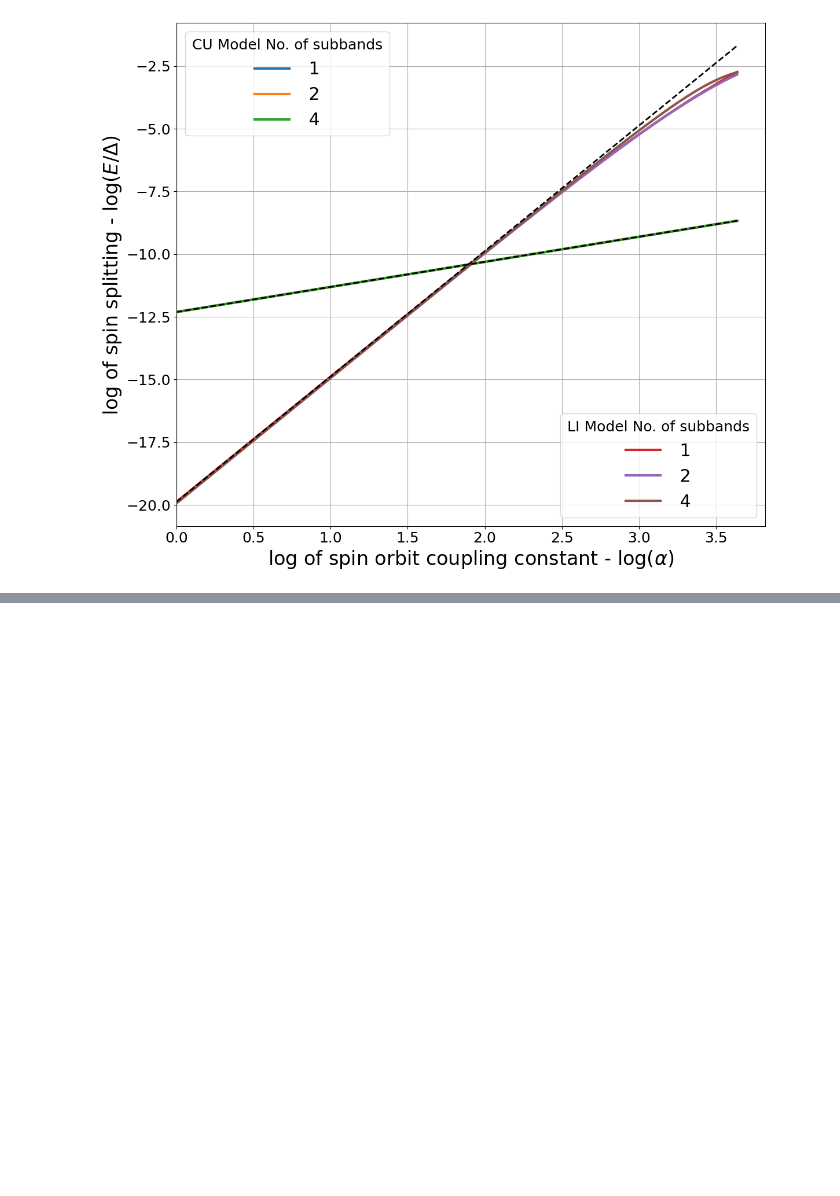
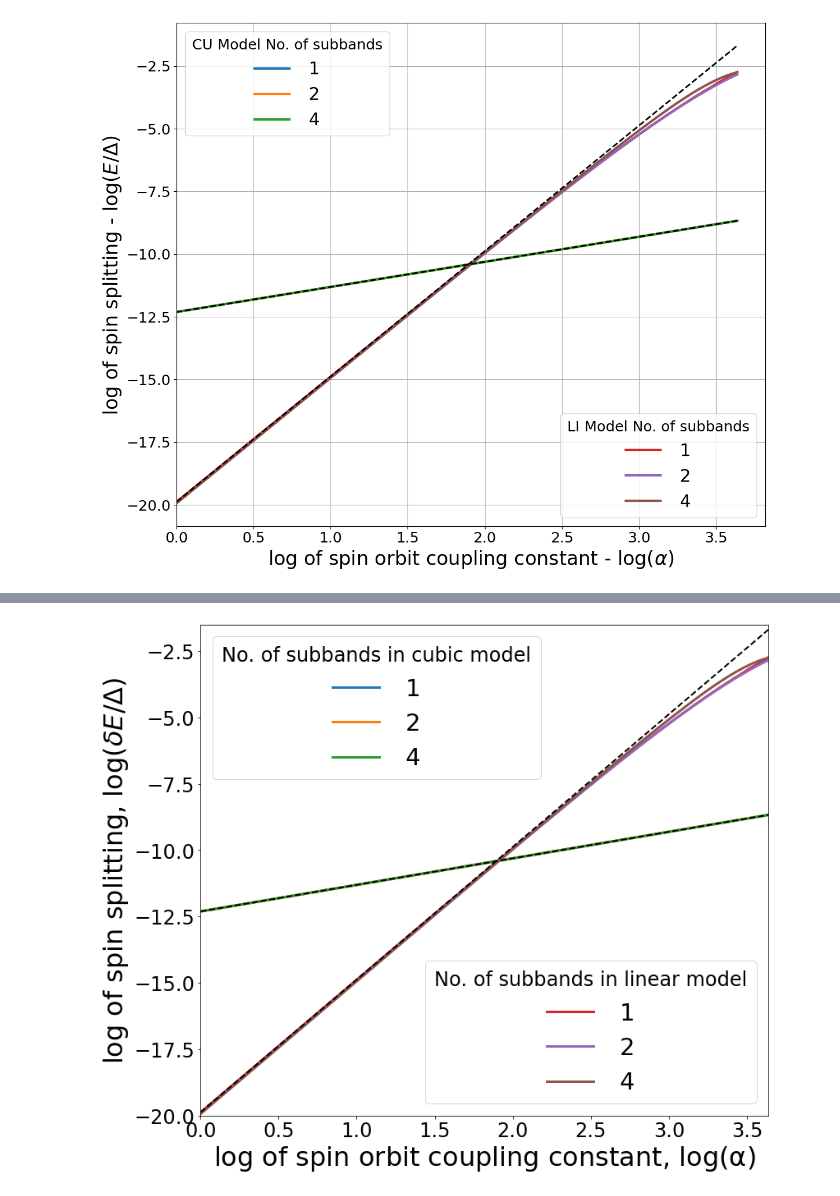
Before and after one commit to deeproots08/Spin_Splitting_Ge_ABS, a Jupyter notebook: Figure_Codes/Variation_ss_soc_linear_cubic_together.ipynb, the cells around one changed output, grey strips where cells are left out. Cells and saved outputs as stored; diff of their text form; code cells hidden in the pictures; blank space fills up the shorter version.

Commit message:
changed plots

```diff
--- a/Figure_Codes/Variation_ss_soc_linear_cubic_together.ipynb
+++ b/Figure_Codes/Variation_ss_soc_linear_cubic_together.ipynb
@@ -285,0 +298,79 @@ plt.show()
+# %%
+Ep_Split_cu_minimal_model = np.load('cubic_spin_Splitting_multisub.npy')
+Ep_Split_li_minimal_model = np.load('linear_spin_Splitting_multisub.npy')
+
+MY = np.array([1,2,4])              # no of subbands
+
+
+ALPHAT = np.linspace(1, 38, 51)
+
+
+NSM = 300          # in nm
+#MY = np.array([1,2,4])              # no of subbands
+AX = 1             # lattice spacing in nm
+DELTA = 0.165      # in meV
+MEFF_SC = 0.023     # proximitized Ge
+MEFF_SM = 0.023     # Ge
+
+MEFF = 0.023
+
+LY = 100           # Width in nm
+OMEGA = 2*4*hbm/LY**2/MEFF_SC
+
+NSC = 2000
+N = 2*NSC + NSM
+PHI = 0.5*np.pi
+#EPSI = 0
+
+print('first subband energy =' , OMEGA/2 , '\n', 'second subband energy =' , 3*OMEGA/2)
+
+MU_SC =  0.8 + OMEGA/2   #in between two subbands
+MU_SM =  0.8 + OMEGA/2   #in between two subbands
+
+MU_const = 0.8 + OMEGA/2
+
+# Assuming ALPHA, MY, DELTA, Ep_cu_minimal_model, and Ep_Split_li_minimal_model are defined
+
+plt.rc('font', size=24)
+f = plt.figure(figsize=(12, 10))
+
+# Assuming Ep_Split_cu_minimal_model calculation here
+# Ep_Split_cu_minimal_model = Ep_cu_minimal_model[:,K//2+1,:] - Ep_cu_minimal_model[:,K//2,:]
+
+plt.subplot(1,1,1)
+
+# First group of plots for Ep_Split_cu_minimal_model
+cu_handles = []  # To store handles for cu legends
+for j in range(MY.shape[0]):
+    h, = plt.plot(np.log(ALPHAT), np.log(Ep_Split_cu_minimal_model[:,j]/DELTA), lw=3, label=f' {MY[j]}')
+    cu_handles.append(h)
+
+# Second group of plots for Ep_Split_li_minimal_model
+li_handles = []  # To store handles for li legends
+for j in range(MY.shape[0]):
+    h, = plt.plot(np.log(ALPHAT), np.log(Ep_Split_li_minimal_model[:,j]/DELTA), lw=3, label=f' {MY[j]}')
+    li_handles.append(h)
+
+# Reference lines, assuming they are related to cu_minimal_model for demonstration purposes
+plt.plot(np.log(ALPHAT), np.log(Ep_Split_cu_minimal_model[0,0]/DELTA) + np.log(ALPHAT), linestyle='dashed', color='black', lw=2, label='Reference CU')
+plt.plot(np.log(ALPHAT), np.log(Ep_Split_li_minimal_model[0,0]/DELTA) + 5*np.log(ALPHAT), linestyle='dashed', color='black', lw=2, label='Reference LI')
+
+#plt.xlabel(r'log($\alpha$)', fontsize=24)
+#plt.ylabel(r'log($E/\Delta$)', fontsize=24)
+
+plt.xlabel(r'log of spin orbit coupling constant, log($\mathrm{\alpha}$)', fontsize=32)
+plt.ylabel(r'log of spin splitting, log($\delta E/\mathrm{\Delta}$)', fontsize=32)
+
+# Creating two legends
+# Add the first legend and use plt.gca().add_artist to keep it when adding the second legend
+first_legend = plt.legend(handles=cu_handles, title='No. of subbands in cubic model', fontsize='large', loc='upper left')
+plt.gca().add_artist(first_legend)
+# Add the second legend
+plt.legend(handles=li_handles, title='No. of subbands in linear model', fontsize='large', loc='lower right')
+
+plt.xlim(left=0, right=math.log(38))
+plt.ylim(bottom=-20, top=-1.5)
+#plt.grid(True)
+plt.tight_layout()
+plt.show()
+# %% [output]
@@ -285,0 +379 @@ plt.show()
+[figure, added]
```
Also changed, not shown: parts of 3 cells of this notebook.
